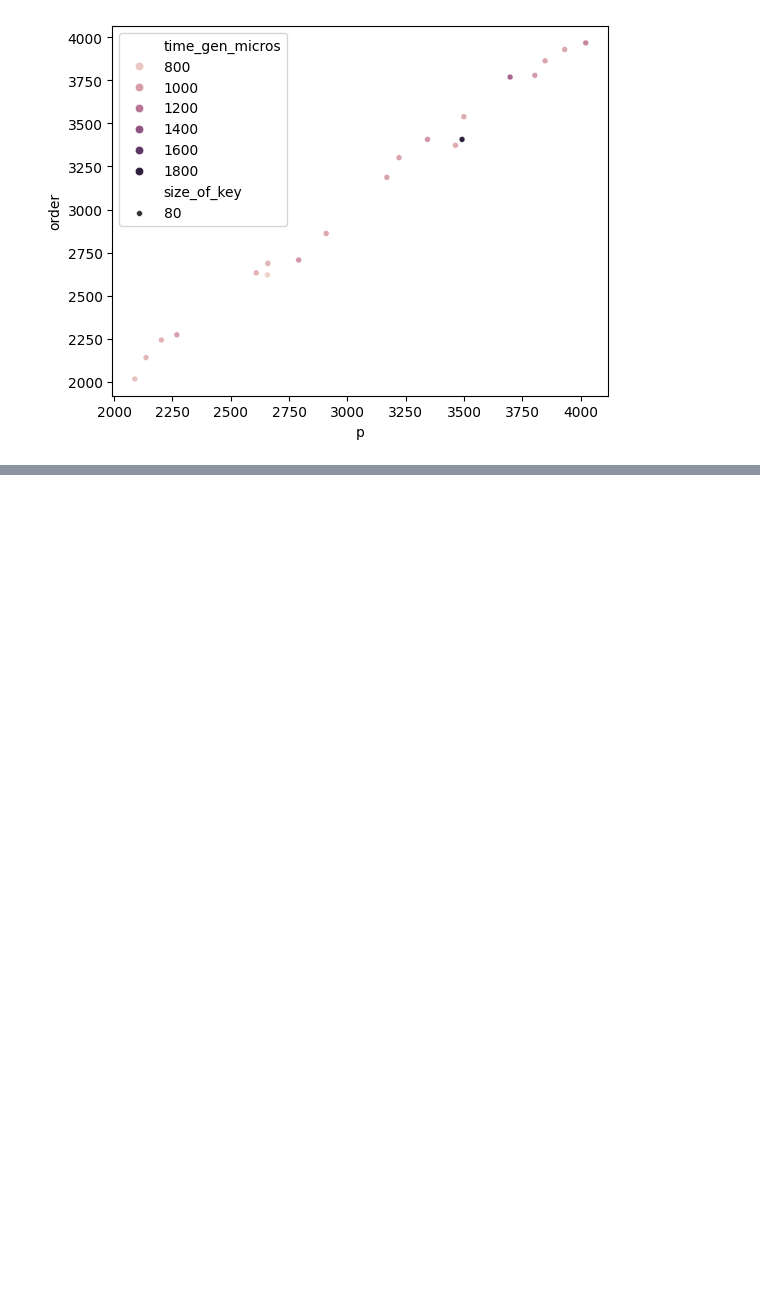
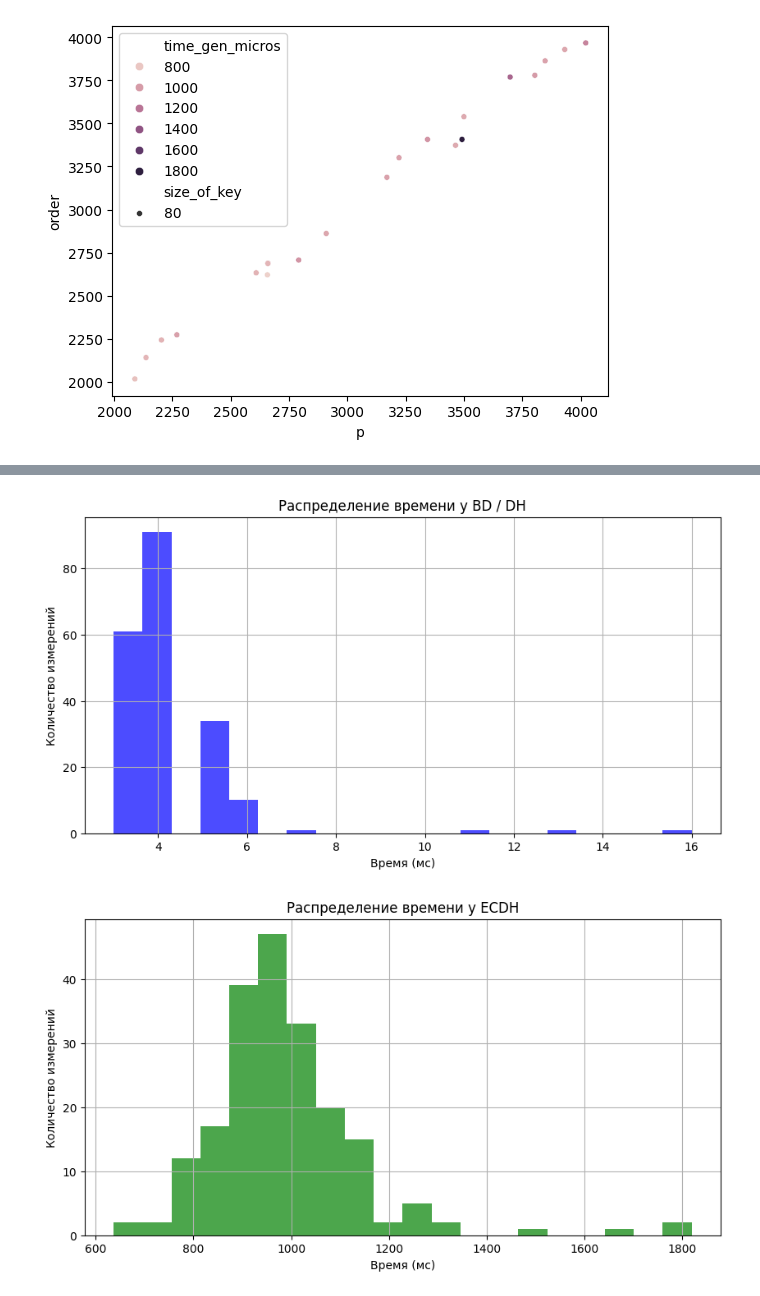
Before and after one commit to GeeZiX84/ECDH, a Jupyter notebook: analitycs.ipynb, the cells around one changed output, grey strips where cells are left out. Cells and saved outputs as stored; diff of their text form; code cells hidden in the pictures; blank space fills up the shorter version.

```diff
--- a/analitycs.ipynb
+++ b/analitycs.ipynb
@@ -59,0 +99,21 @@ sns.scatterplot(data=p, x=p.p, y=p.order, hue=p.time_gen_micros, size=p.size_of_
+# %%
+# График 2: распределение времени у DH
+plt.figure(figsize=(10,5))
+plt.hist(df['time_proc'], bins=20, color='blue', alpha=0.7)
+plt.xlabel('Время (мс)')
+plt.ylabel('Количество измерений')
+plt.title('Распределение времени у BD / DH')
+plt.grid(True)
+plt.show()
+
+# График 3: распределение времени у ECDH
+plt.figure(figsize=(10,5))
+plt.hist(df2['time_gen_micros'], bins=20, color='green', alpha=0.7)
+plt.xlabel('Время (мс)')
+plt.ylabel('Количество измерений')
+plt.title('Распределение времени у ECDH')
+plt.grid(True)
+plt.show()
+# %% [output]
+[figure, added]
+[figure, added]
```
Also changed, not shown: parts of 4 cells of this notebook.
